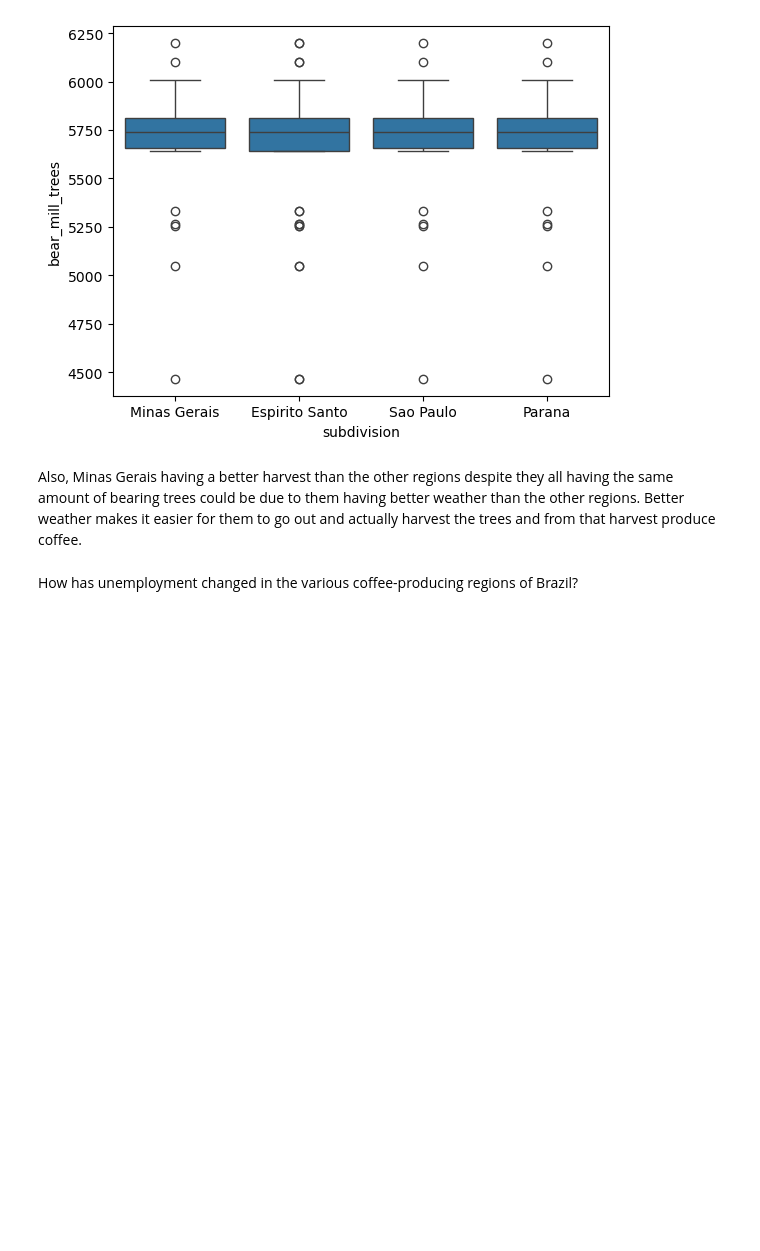
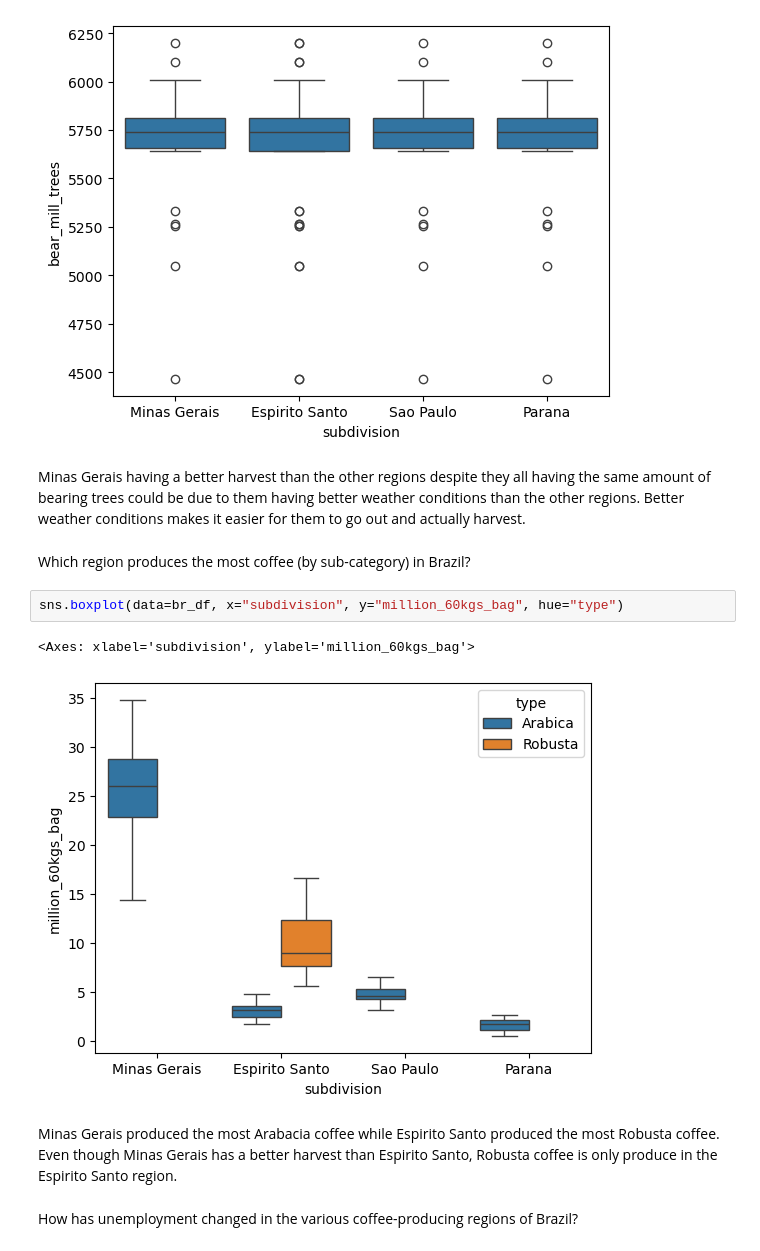
Before and after one commit to khadazhaia/projects, a Jupyter notebook: weather_api/notebooks/explore_weather.ipynb, the cells around one changed output. Drawn from its saved outputs; the diff is of its cells as text; blank space fills up the shorter version.

```diff
--- a/weather_api/notebooks/explore_weather.ipynb
+++ b/weather_api/notebooks/explore_weather.ipynb
@@ -94,6 +68,15 @@ sns.boxplot(data=br_df, x="subdivision", y="bear_mill_trees")
 <Axes: xlabel='subdivision', ylabel='bear_mill_trees'>
 [figure]
 # %% [markdown]
-Also, Minas Gerais having a better harvest than the other regions despite they all having the same amount of bearing trees could be due to them having better weather than the other regions. Better weather makes it easier for them to go out and actually harvest the trees and from that harvest produce coffee.
+Minas Gerais having a better harvest than the other regions despite they all having the same amount of bearing trees could be due to them having better weather conditions than the other regions. Better weather conditions makes it easier for them to go out and actually harvest.
+# %% [markdown]
+Which region produces the most coffee (by sub-category) in Brazil?
+# %%
+sns.boxplot(data=br_df, x="subdivision", y="million_60kgs_bag", hue="type")
+# %% [output]
+<Axes: xlabel='subdivision', ylabel='million_60kgs_bag'>
+[figure, added]
+# %% [markdown]
+Minas Gerais produced the most Arabacia coffee while Espirito Santo produced the most Robusta coffee. Even though Minas Gerais has a better harvest than Espirito Santo, Robusta coffee is only produce in the Espirito Santo region.
 # %% [markdown]
 How has unemployment changed in the various coffee-producing regions of Brazil?
```
Also changed, not shown: parts of 19 cells of this notebook.
